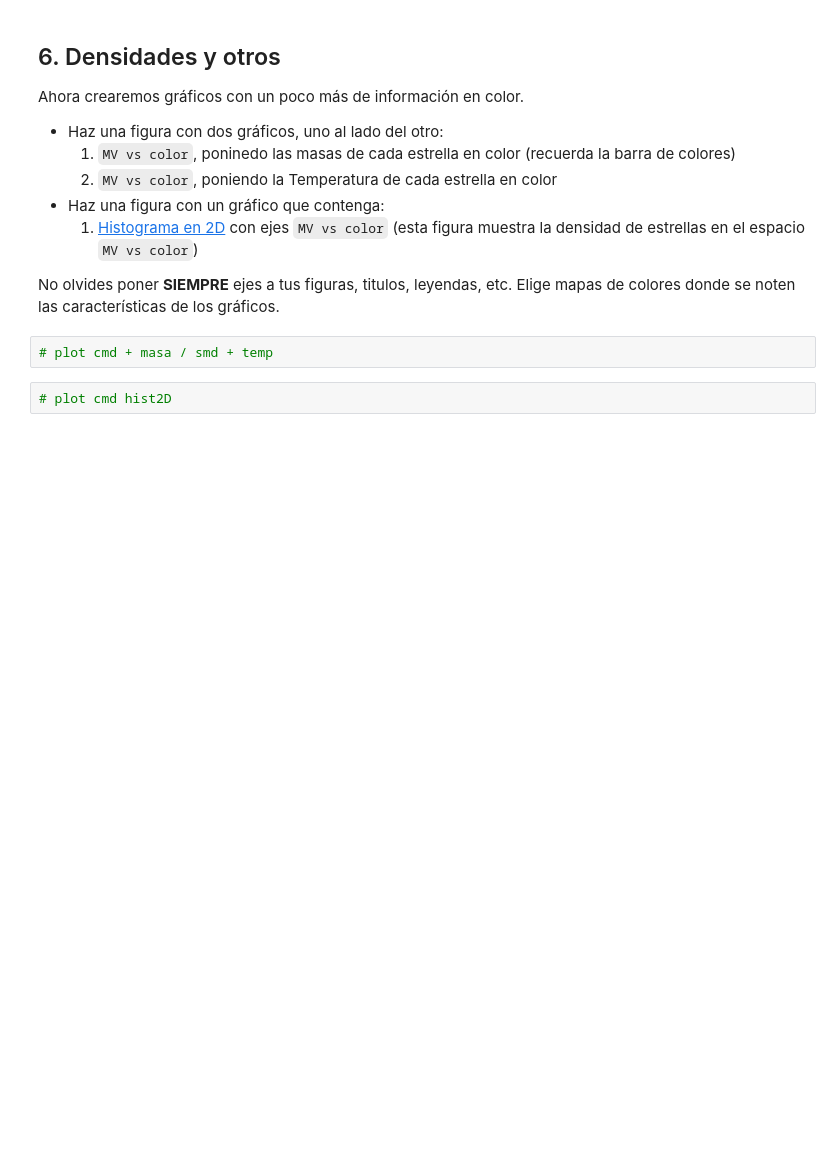
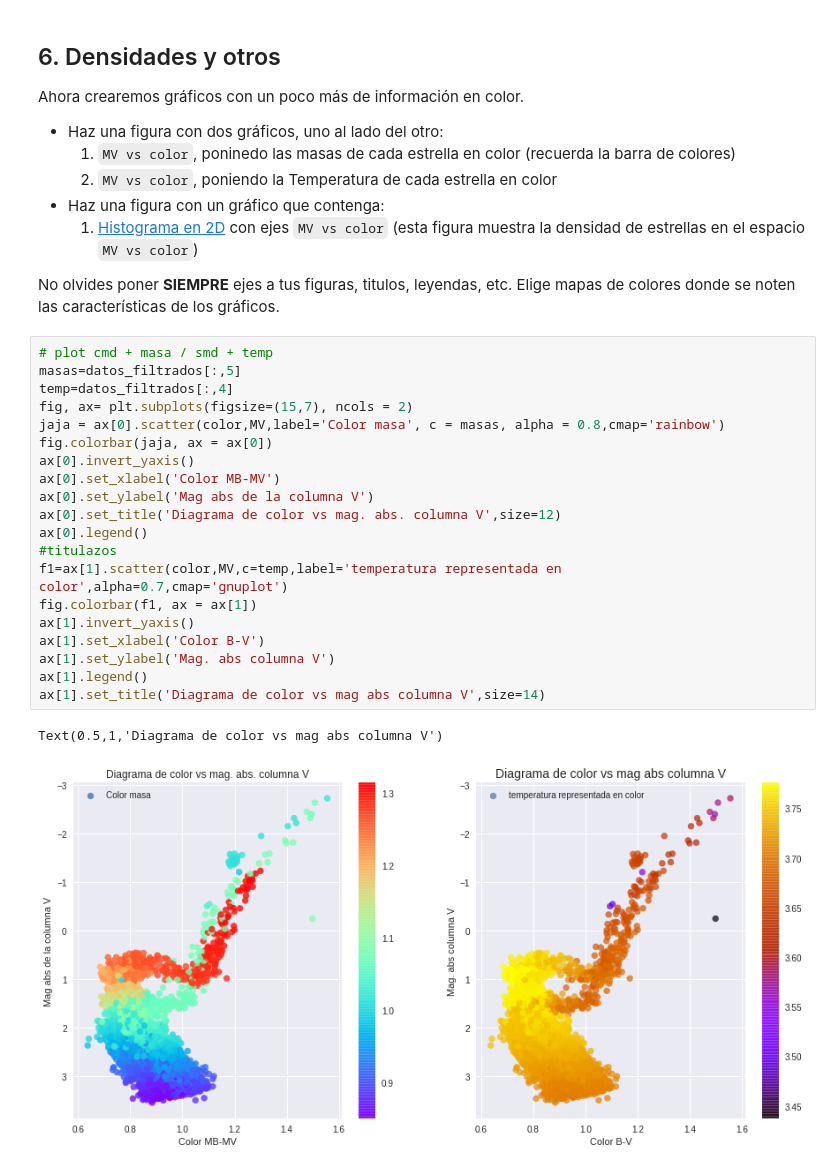
Before and after one commit to simonvidal/minitarea2, a Jupyter notebook: minitarea2.ipynb, the cells around one changed output. Cells and saved outputs as stored; diff of their text form; blank space fills up the shorter version.

```diff
--- a/minitarea2.ipynb
+++ b/minitarea2.ipynb
@@ -158,7 +158,26 @@ Ahora crearemos gráficos con un poco más de información en color.
     1. [Histograma en 2D](https://matplotlib.org/api/_as_gen/matplotlib.pyplot.hist2d.html) con ejes `MV vs color` (esta figura muestra la densidad de estrellas en el espacio `MV vs color`)
 
 No olvides poner **SIEMPRE** ejes a tus figuras, titulos, leyendas, etc. Elige mapas de colores donde se noten las características de los gráficos.
-# %%
-# plot cmd + masa / smd + temp
-# %%
-# plot cmd hist2D
+# %%
+# plot cmd + masa / smd + temp
+masas=datos_filtrados[:,5]
+temp=datos_filtrados[:,4]
+fig, ax= plt.subplots(figsize=(15,7), ncols = 2)
+jaja = ax[0].scatter(color,MV,label='Color masa', c = masas, alpha = 0.8,cmap='rainbow')
+fig.colorbar(jaja, ax = ax[0])
+ax[0].invert_yaxis()
+ax[0].set_xlabel('Color MB-MV')
+ax[0].set_ylabel('Mag abs de la columna V')
+ax[0].set_title('Diagrama de color vs mag. abs. columna V',size=12)
+ax[0].legend()
+#titulazos
+f1=ax[1].scatter(color,MV,c=temp,label='temperatura representada en color',alpha=0.7,cmap='gnuplot')
+fig.colorbar(f1, ax = ax[1])
+ax[1].invert_yaxis()
+ax[1].set_xlabel('Color B-V')
+ax[1].set_ylabel('Mag. abs columna V')
+ax[1].legend()
+ax[1].set_title('Diagrama de color vs mag abs columna V',size=14)
+# %% [output]
+Text(0.5,1,'Diagrama de color vs mag abs columna V')
+[figure, added]
```
Also changed, not shown: parts of 1 cell of this notebook.
